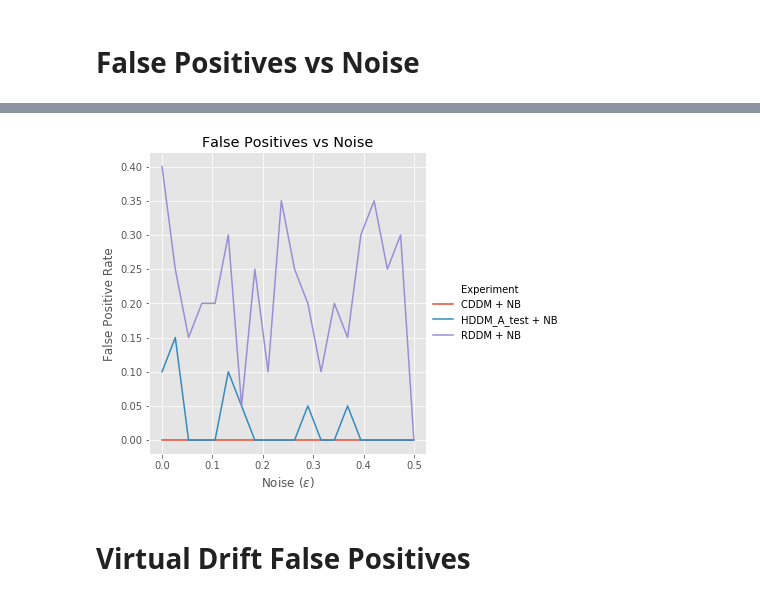
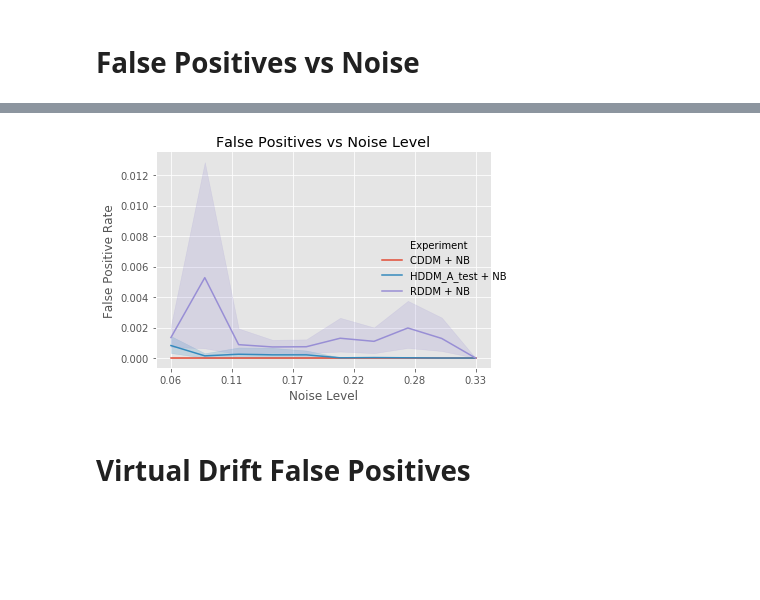
Before and after one commit to hamishhuggard/masters_code, a Jupyter notebook: epddm/epddm_experiments_2.ipynb, the cells around one changed output, grey strips where cells are left out. Cells and saved outputs as stored; diff of their text form; code cells hidden in the pictures; blank space fills up the shorter version.

```diff
--- a/epddm/epddm_experiments_2.ipynb
+++ b/epddm/epddm_experiments_2.ipynb
@@ -280,0 +323,10 @@ plt.savefig('delay_noise_plt.png')
+# %%
+# Create plot
+g = sns.boxplot(x='Parameter', y='Outcome', hue='Experiment', notch=True, data=latency_)
+g.set(xlabel='Noise ($\epsilon$)', ylabel='Detection Delay (Timesteps)', title='Delay vs Noise');
+
+# Fix the ticks
+tick_labs = [ f'{float(i.get_text()):.2f}' for i in g.get_xticklabels()]#[::2] ]
+g.set_xticklabels(tick_labs);
+plt.legend(loc='upper left')
+plt.savefig('delay_noise_plt.png');
@@ -284,17 +338,24 @@ plt.savefig('delay_noise_plt.png')
 def high_noise_experiment(epsilon):
     probs = [0.5-epsilon, 0.5+epsilon, 0.5-epsilon, 0.5+epsilon]
     rates = [0.5, 0.5]
-    return experiment(probs, rates, param=epsilon, repeats=20)
+    return experiment(probs, rates, param=epsilon, repeats=100)
 
 def high_noise_experiments():
     results = pd.DataFrame(columns=['Experiment', 'Parameter', 'Outcome'])
-    for epsilon in np.linspace(0, 0.5, num=20):
+    for epsilon in np.linspace(0, 0.5, num=10):
         results = results.append(high_noise_experiment(epsilon))
     return results
 
 high_noise = high_noise_experiments()
 # %%
+post_drift_n = 1000
+
 def get_fp_df(results):
+    ret = results.copy()
+    ret['Outcome'] = ret['Outcome'].apply(lambda x: 0 if x==None else 1/x)
+    return ret
+
+def get_fp_rate_df(results):
     experiments = list(results.Experiment.unique())
     fp_df = pd.DataFrame(columns=['Experiment', 'Parameter', 'Outcome'])
     i = 1
@@ -334,14 +374,17 @@ high_noise_
+# %%
+high_noise_2 = get_fp_df(high_noise)
 # %%
-# Create plot
-g = sns.relplot(x='Parameter', y='Outcome', hue='Experiment', kind='line', data=high_noise_)
-g.set(xlabel='Noise ($\epsilon$)', ylabel='False Positive Rate', title='False Positives vs Noise');
-plt.savefig('noise_fp_plt.png')
+g = sns.relplot(x='Parameter', y='Outcome', hue='Experiment', kind='line', height=4, data=high_noise_2)#, legend=False)
+g.set(xlabel='Noise Level', ylabel='False Positive Rate', title='False Positives vs Noise Level');
 
 # Fix the ticks
-# tick_labs = [ f'{float(i.get_text()):.2f}' for i in g.get_xticklabels()]
-# g.set_xticklabels(tick_labs);
+# tick_labs = [ f'{float(tick.get_text()):.2f}' for i, tick in enumerate(g.get_xticklabels())]#[::2] ]
+g.set_xticklabels(tick_labs)
+# plt.legend(loc='upper right')
+plt.tight_layout()
+plt.savefig('noise_fp_plt.png');
 # %% [output]
-[figure, old version]
+[figure, new version]
 # %% [markdown]
 # Virtual Drift False Positives
 # %%
```
Also changed, not shown: parts of 40 cells of this notebook, 8 other files.
